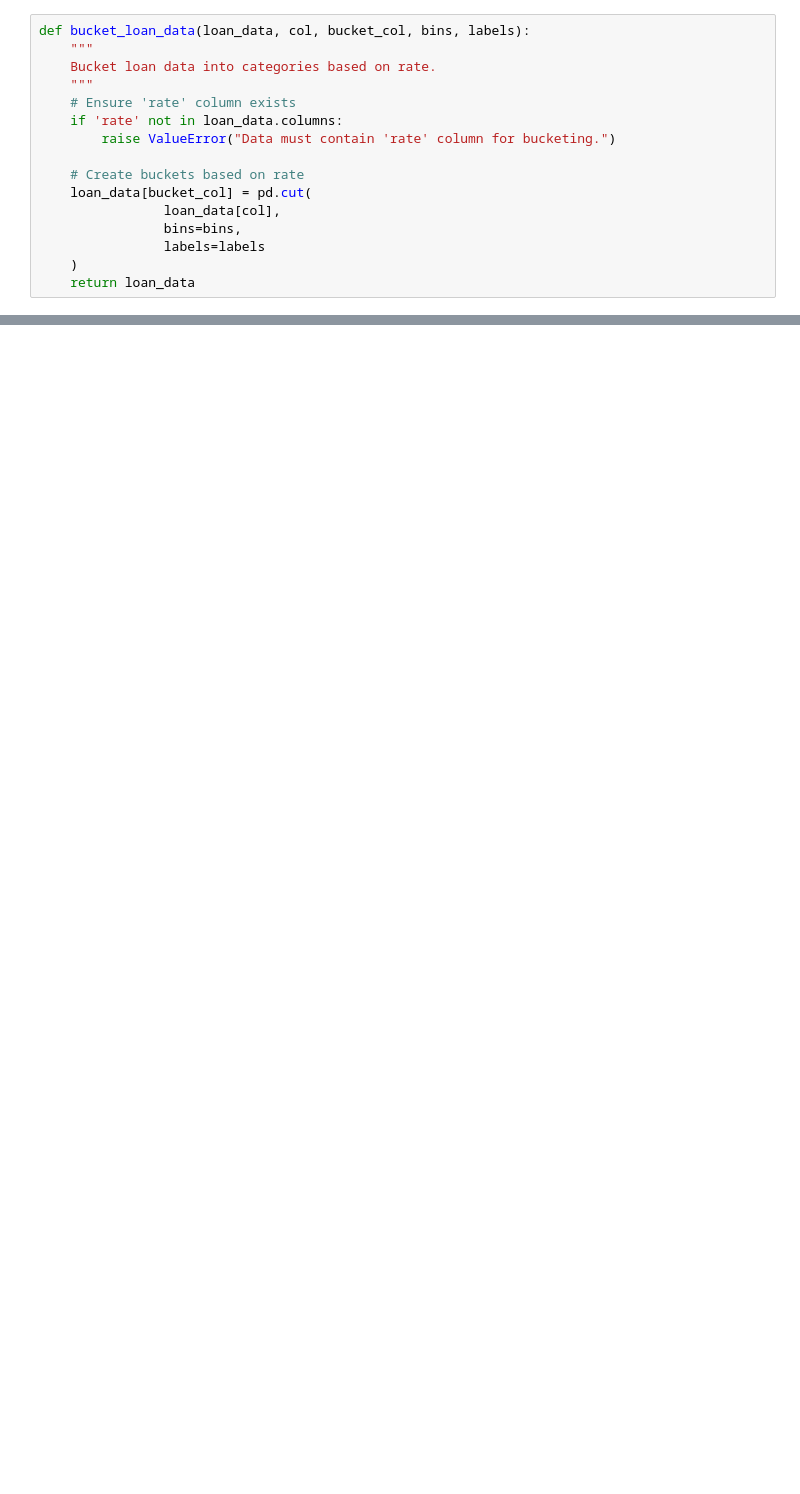
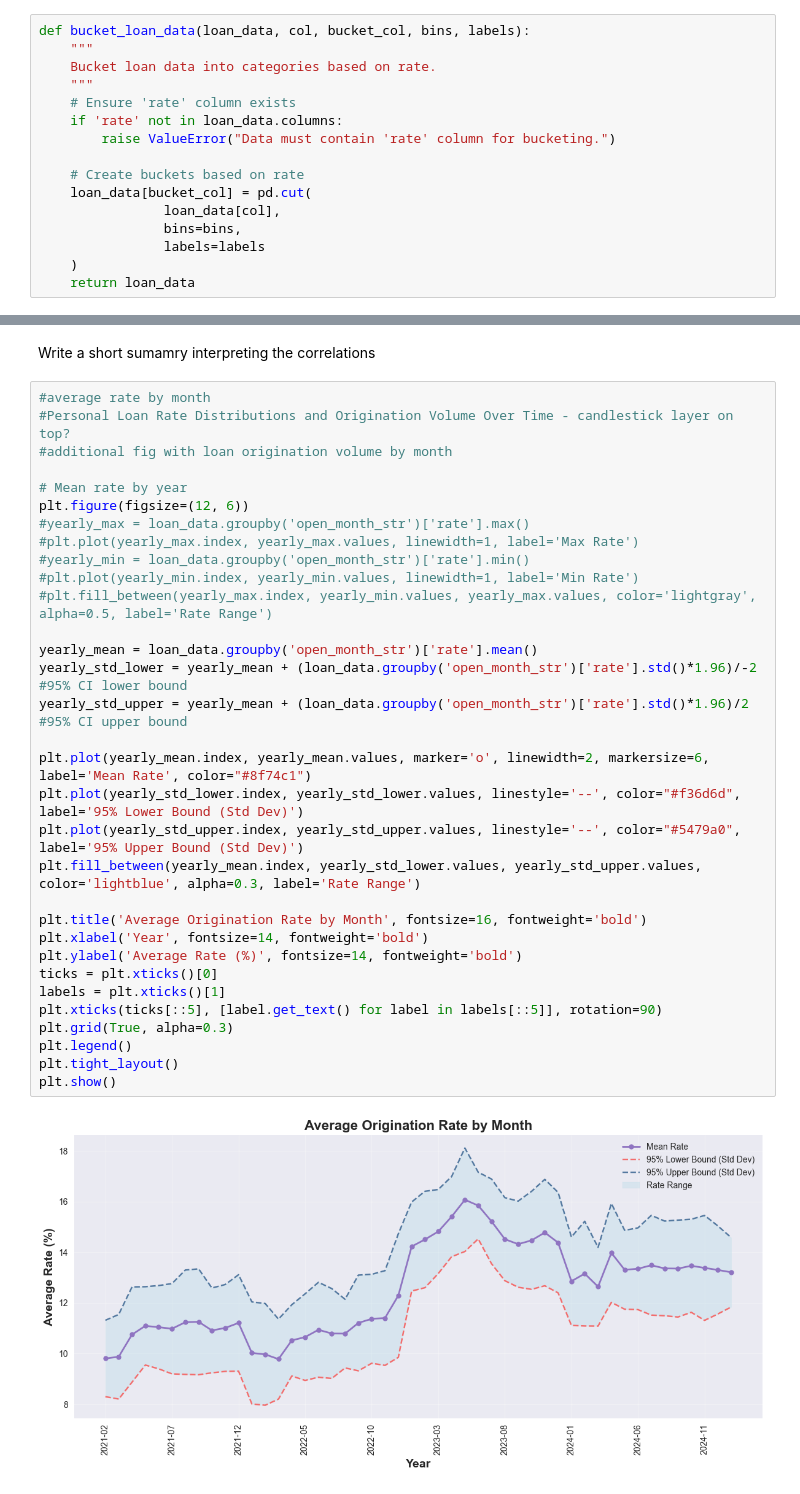
Before and after one commit to imoore99/SURVIVAL_RATE_ANALYSIS, a Jupyter notebook: SURVIVAL_RATE_ANALYSIS.ipynb, the cells around one changed output, grey strips where cells are left out. Cells and saved outputs as stored; diff of their text form; blank space fills up the shorter version.

```diff
--- a/SURVIVAL_RATE_ANALYSIS.ipynb
+++ b/SURVIVAL_RATE_ANALYSIS.ipynb
@@ -262,0 +519,36 @@ loan_data
+# %% [markdown]
+Write a short sumamry interpreting the correlations
+# %%
+#average rate by month
+#Personal Loan Rate Distributions and Origination Volume Over Time - candlestick layer on top?
+#additional fig with loan origination volume by month
+
+# Mean rate by year
+plt.figure(figsize=(12, 6))
+#yearly_max = loan_data.groupby('open_month_str')['rate'].max()
+#plt.plot(yearly_max.index, yearly_max.values, linewidth=1, label='Max Rate')
+#yearly_min = loan_data.groupby('open_month_str')['rate'].min()
+#plt.plot(yearly_min.index, yearly_min.values, linewidth=1, label='Min Rate')
+#plt.fill_between(yearly_max.index, yearly_min.values, yearly_max.values, color='lightgray', alpha=0.5, label='Rate Range')
+
+yearly_mean = loan_data.groupby('open_month_str')['rate'].mean()
+yearly_std_lower = yearly_mean + (loan_data.groupby('open_month_str')['rate'].std()*1.96)/-2 #95% CI lower bound
+yearly_std_upper = yearly_mean + (loan_data.groupby('open_month_str')['rate'].std()*1.96)/2 #95% CI upper bound
+
+plt.plot(yearly_mean.index, yearly_mean.values, marker='o', linewidth=2, markersize=6, label='Mean Rate', color="#8f74c1")
+plt.plot(yearly_std_lower.index, yearly_std_lower.values, linestyle='--', color="#f36d6d", label='95% Lower Bound (Std Dev)')
+plt.plot(yearly_std_upper.index, yearly_std_upper.values, linestyle='--', color="#5479a0", label='95% Upper Bound (Std Dev)')
+plt.fill_between(yearly_mean.index, yearly_std_lower.values, yearly_std_upper.values, color='lightblue', alpha=0.3, label='Rate Range')
+
+plt.title('Average Origination Rate by Month', fontsize=16, fontweight='bold')
+plt.xlabel('Year', fontsize=14, fontweight='bold')
+plt.ylabel('Average Rate (%)', fontsize=14, fontweight='bold')
+ticks = plt.xticks()[0]
+labels = plt.xticks()[1]
+plt.xticks(ticks[::5], [label.get_text() for label in labels[::5]], rotation=90)
+plt.grid(True, alpha=0.3)
+plt.legend()
+plt.tight_layout()
+plt.show()
+# %% [output]
+[figure, added]
```
Also changed, not shown: parts of 46 cells of this notebook, 3 other files.
